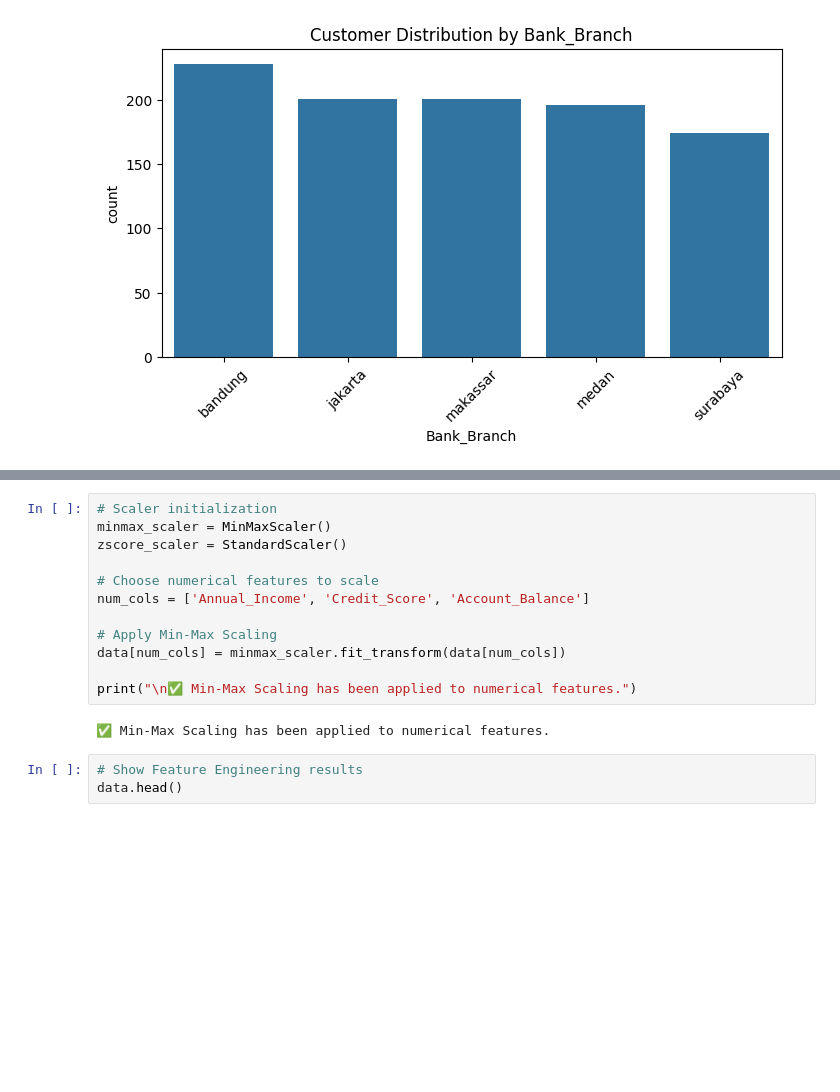
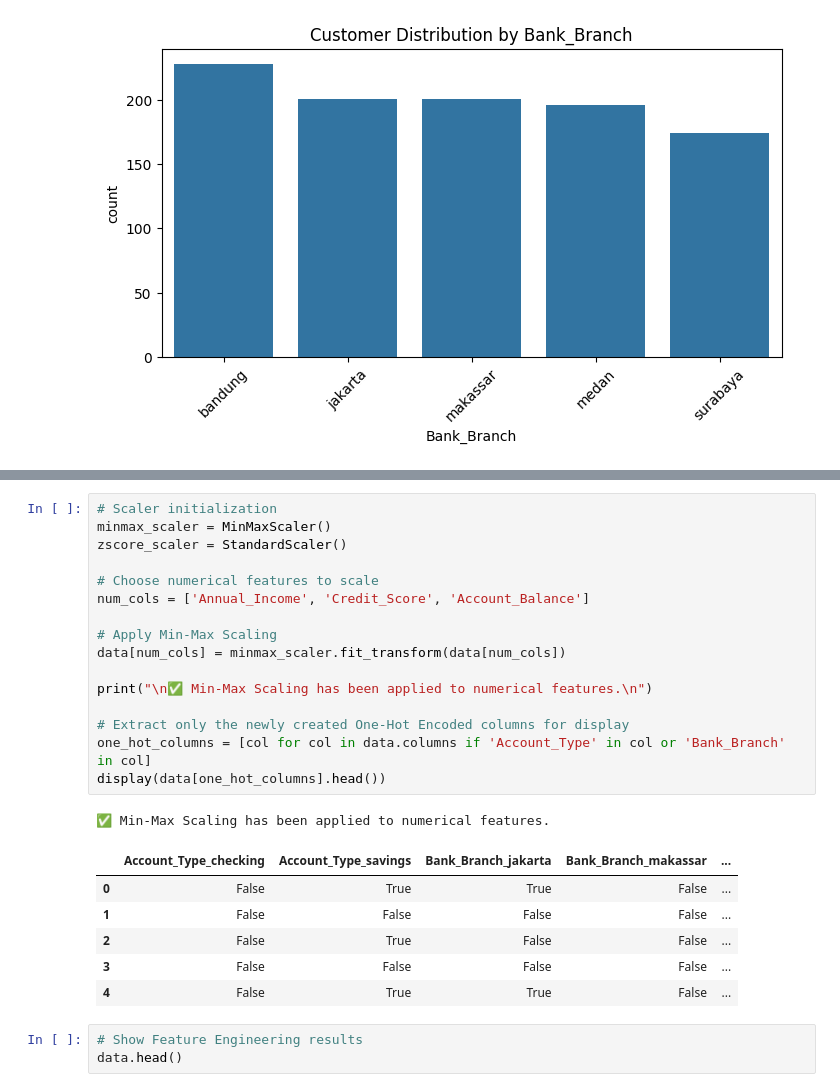
Before and after one commit to andrybrew/data-science-machine-learning-BI, a Jupyter notebook: DS/001_EDA_Data_Preprocessing_n_Data_Visualization.ipynb, the cells around one changed output, grey strips where cells are left out. Saved outputs shown, nothing was run; the diff lists cells and outputs as text; blank space fills up the shorter version.

```diff
--- a/DS/001_EDA_Data_Preprocessing_n_Data_Visualization.ipynb
+++ b/DS/001_EDA_Data_Preprocessing_n_Data_Visualization.ipynb
@@ -351,17 +442,27 @@ print("\n✅ One-Hot Encoding applied for 'Account_Type' dan 'Bank_Branch'.")
 # %%
 # Scaler initialization
 minmax_scaler = MinMaxScaler()
 zscore_scaler = StandardScaler()
 
 # Choose numerical features to scale
 num_cols = ['Annual_Income', 'Credit_Score', 'Account_Balance']
 
 # Apply Min-Max Scaling
 data[num_cols] = minmax_scaler.fit_transform(data[num_cols])
 
-print("\n✅ Min-Max Scaling has been applied to numerical features.")
+print("\n✅ Min-Max Scaling has been applied to numerical features.\n")
+
+# Extract only the newly created One-Hot Encoded columns for display
+one_hot_columns = [col for col in data.columns if 'Account_Type' in col or 'Bank_Branch' in col]
+display(data[one_hot_columns].head())
 # %% [output]
 ✅ Min-Max Scaling has been applied to numerical features.
+|  | Account_Type_checking | Account_Type_savings | Bank_Branch_jakarta | Bank_Branch_makassar | ... |
+| 0 | False | True | True | False | ... |
+| 1 | False | False | False | False | ... |
+| 2 | False | True | False | False | ... |
+| 3 | False | False | False | False | ... |
+| 4 | False | True | True | False | ... |
 # %%
 # Show Feature Engineering results
 data.head()
```
Also changed, not shown: parts of 27 cells of this notebook.
